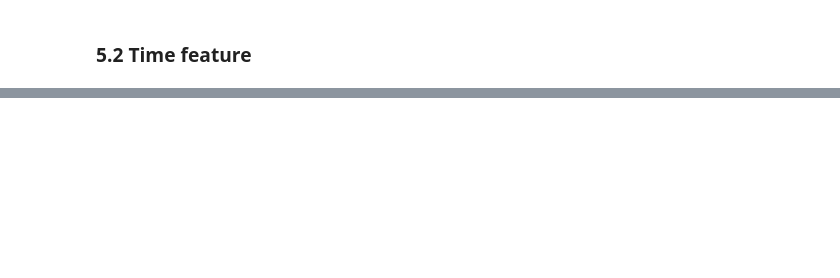
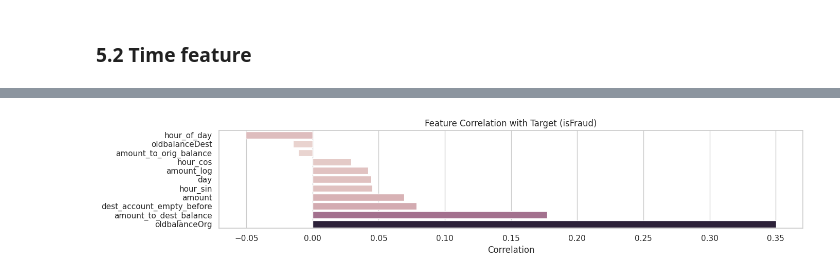
Before and after one commit to renteria-luis/fraud-detection-v1, a Jupyter notebook: notebooks/01_eda_paysim.ipynb, the cells around one changed output, grey strips where cells are left out. Cells and saved outputs as stored; diff of their text form; code cells hidden in the pictures; blank space fills up the shorter version.

```diff
--- a/notebooks/01_eda_paysim.ipynb
+++ b/notebooks/01_eda_paysim.ipynb
@@ -277,6 +278,3 @@ plt.show()
 
 * The records corresponding to **CASH-IN, PAYMENT, and DEBIT** will be removed from the dataset, since they contain no fraud and do not contribute to modeling or detecting fraud.
 * After removing CASH-IN, PAYMENT, and DEBIT, we are left with **2,770,409 records**.
-# %%
-df = df[df['type'].isin(['TRANSFER', 'CASH_OUT'])]
-print(f"For every fraudulent transaction, there are {(df['isFraud'] == 0).sum() / (df['isFraud'] == 1).sum()} legitimate transactions.")
@@ -335,0 +334,7 @@ plt.show()
+# %%
+# We use our functions to clean the dataset & perform FE
+X, y = filter_and_clean(df)
+fe = PaySimFeatures(cyclical_encoding=True)
+X_fe = fe.fit_transform(X)
+
+X_fe.head()
@@ -335,0 +348,25 @@ plt.show()
+# %%
+X_num = X_fe.select_dtypes(include=[np.number])
+corr = X_num.corrwith(y)
+
+corr_df = (corr.rename("correlation").reset_index().rename(columns={"index": "feature"}))
+
+# style & sorting
+corr_df["abs_corr"] = corr_df["correlation"].abs()
+corr_df = corr_df.sort_values("correlation")
+
+plt.figure(figsize=(14, 3))
+sns.barplot(
+    data=corr_df,
+    x="correlation",
+    y="feature",
+    hue="abs_corr",
+    legend=False
+)
+plt.title("Feature Correlation with Target (isFraud)")
+plt.xlabel("Correlation")
+plt.ylabel("")
+plt.tight_layout()
+plt.show()
+# %% [output]
+[figure, added]
```
Also changed, not shown: parts of 11 cells of this notebook, 2 other files.
